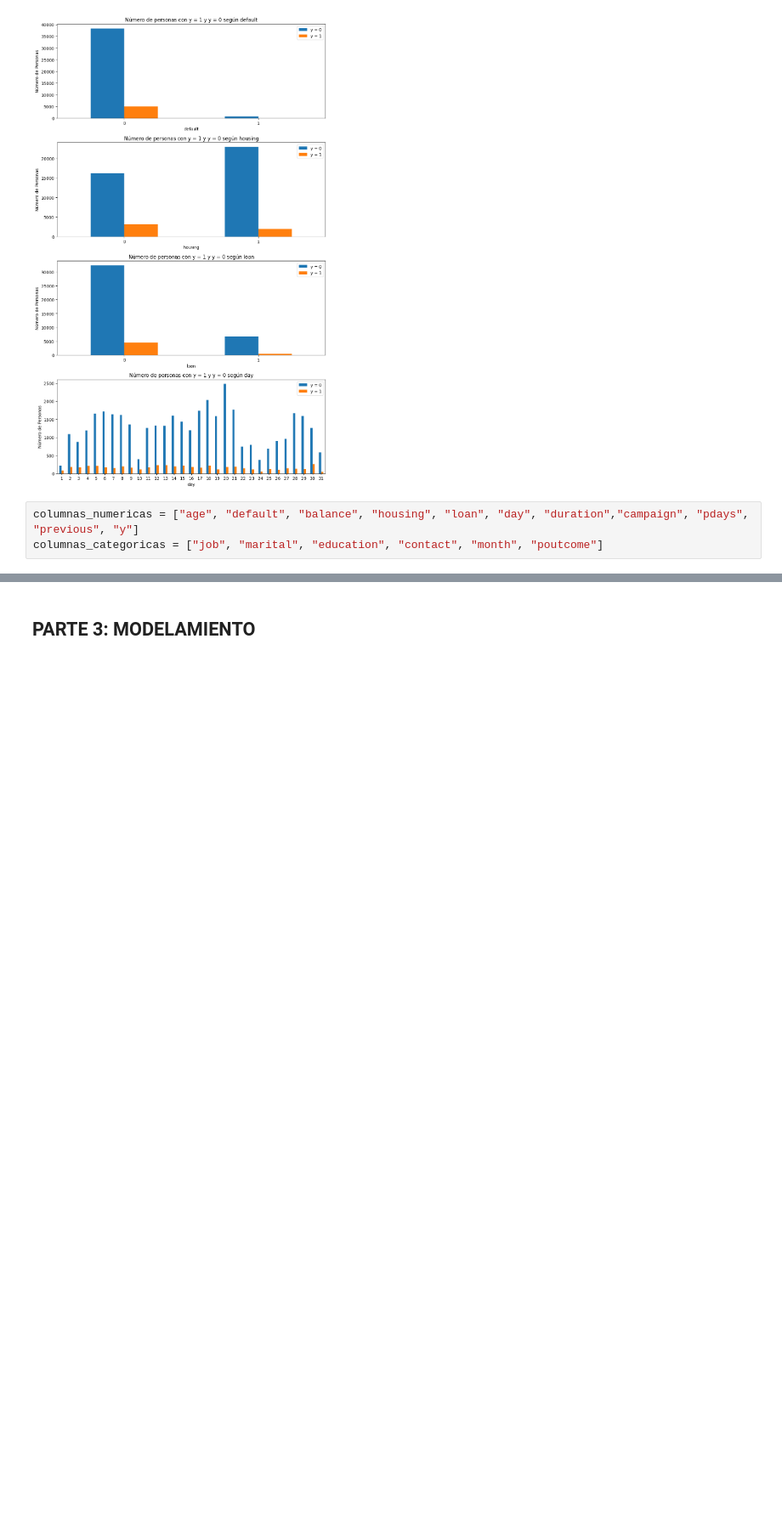
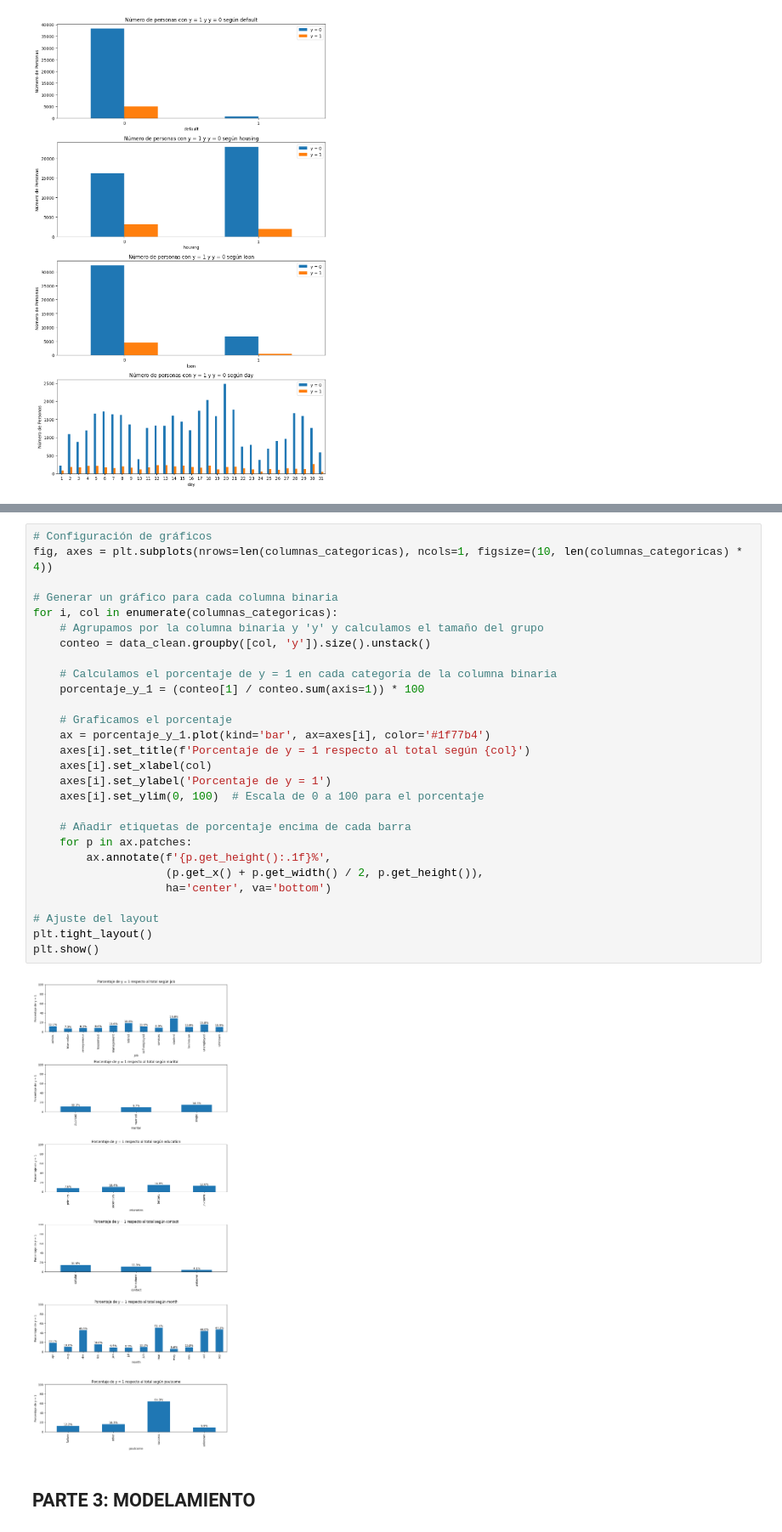
Before and after one commit to TheOneTrueDeQu/PROY2, a Jupyter notebook: PROY2-dataymodelos.ipynb, the cells around one changed output, grey strips where cells are left out. Shown at 85% size. Saved outputs shown, nothing was run; the diff lists cells and outputs as text; blank space fills up the shorter version.

```diff
--- a/PROY2-dataymodelos.ipynb
+++ b/PROY2-dataymodelos.ipynb
@@ -319,6 +319,3 @@ plt.tight_layout()
 plt.show()
 # %% [output]
 [figure]
-# %%
-columnas_numericas = ["age", "default", "balance", "housing", "loan", "day", "duration","campaign", "pdays", "previous", "y"]
-columnas_categoricas = ["job", "marital", "education", "contact", "month", "poutcome"]
@@ -343,3 +350,33 @@ plt.show()
+# %%
+# Configuración de gráficos
+fig, axes = plt.subplots(nrows=len(columnas_categoricas), ncols=1, figsize=(10, len(columnas_categoricas) * 4))
+
+# Generar un gráfico para cada columna binaria
+for i, col in enumerate(columnas_categoricas):
+    # Agrupamos por la columna binaria y 'y' y calculamos el tamaño del grupo
+    conteo = data_clean.groupby([col, 'y']).size().unstack()
+
+    # Calculamos el porcentaje de y = 1 en cada categoría de la columna binaria
+    porcentaje_y_1 = (conteo[1] / conteo.sum(axis=1)) * 100
+
+    # Graficamos el porcentaje
+    ax = porcentaje_y_1.plot(kind='bar', ax=axes[i], color='#1f77b4')
+    axes[i].set_title(f'Porcentaje de y = 1 respecto al total según {col}')
+    axes[i].set_xlabel(col)
+    axes[i].set_ylabel('Porcentaje de y = 1')
+    axes[i].set_ylim(0, 100)  # Escala de 0 a 100 para el porcentaje
+
+    # Añadir etiquetas de porcentaje encima de cada barra
+    for p in ax.patches:
+        ax.annotate(f'{p.get_height():.1f}%',
+                    (p.get_x() + p.get_width() / 2, p.get_height()),
+                    ha='center', va='bottom')
+
+# Ajuste del layout
+plt.tight_layout()
+plt.show()
+# %% [output]
+[figure, added]
 # %% [markdown]
 ## **PARTE 3: MODELAMIENTO**
 # %% [markdown]
```
Also changed, not shown: parts of 2 cells of this notebook.
